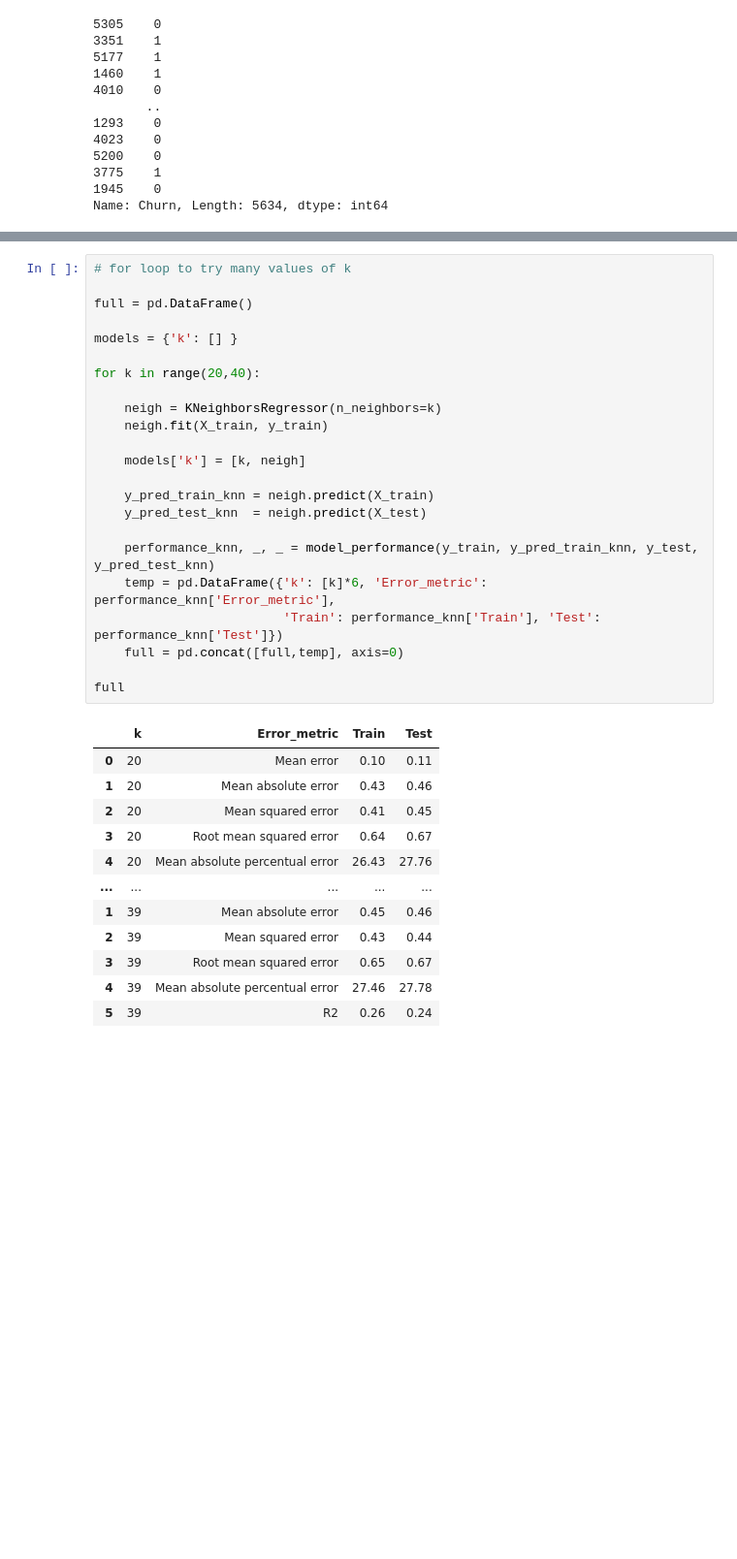
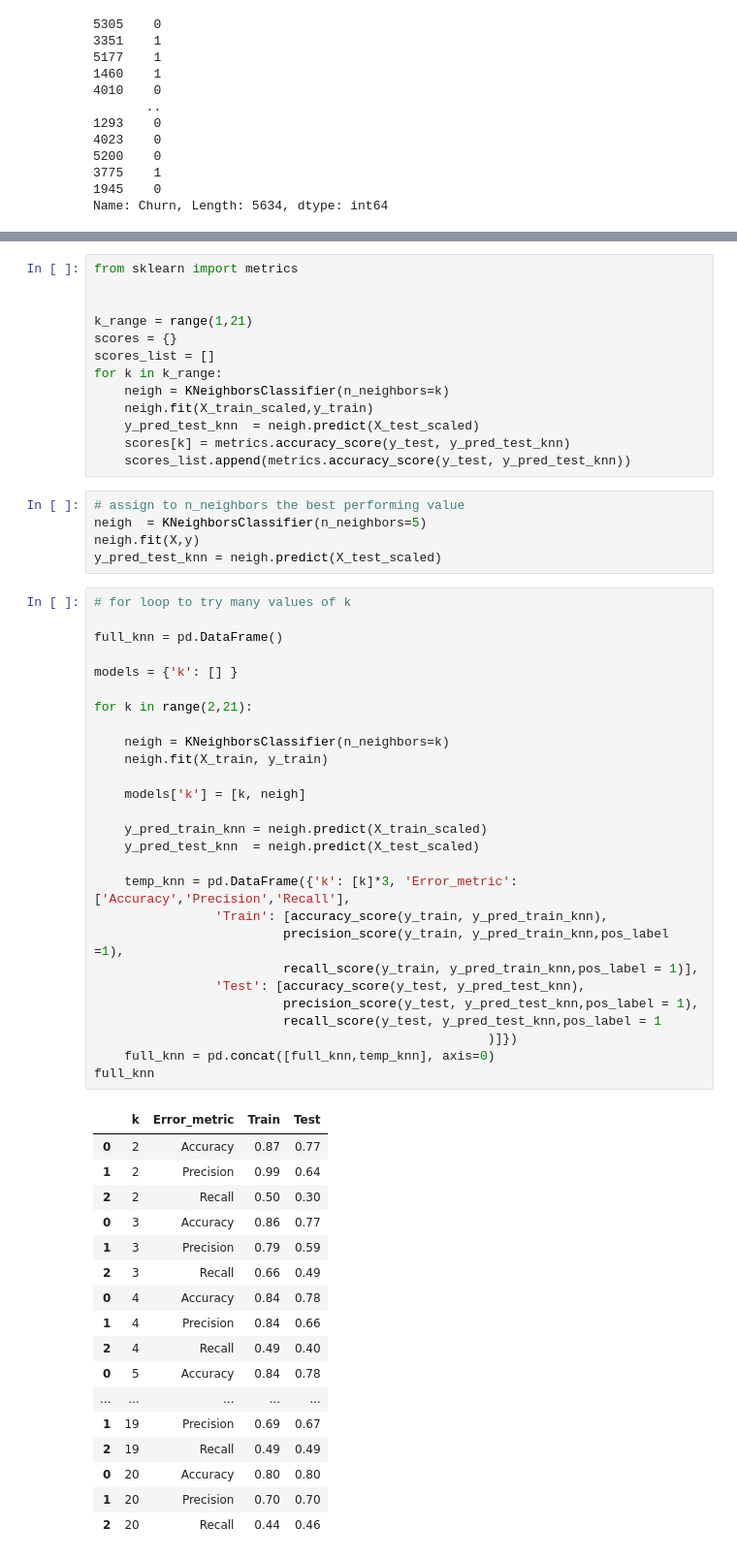
Before and after one commit to solveigg/IronSolveig, a Jupyter notebook: logistical_regression_lab.ipynb, the cells around one changed output, grey strips where cells are left out. Shown at 97% size. Drawn from its saved outputs; the diff is of its cells as text; blank space fills up the shorter version.

```diff
--- a/logistical_regression_lab.ipynb
+++ b/logistical_regression_lab.ipynb
@@ -280,36 +282,63 @@ performance_knn
+# %%
+from sklearn import metrics
+
+
+k_range = range(1,21)
+scores = {}
+scores_list = []
+for k in k_range:
+    neigh = KNeighborsClassifier(n_neighbors=k)
+    neigh.fit(X_train_scaled,y_train)
+    y_pred_test_knn  = neigh.predict(X_test_scaled)
+    scores[k] = metrics.accuracy_score(y_test, y_pred_test_knn)
+    scores_list.append(metrics.accuracy_score(y_test, y_pred_test_knn))
+# %%
+# assign to n_neighbors the best performing value
+neigh  = KNeighborsClassifier(n_neighbors=5)
+neigh.fit(X,y)
+y_pred_test_knn = neigh.predict(X_test_scaled)
 # %%
 # for loop to try many values of k
 
-full = pd.DataFrame()
+full_knn = pd.DataFrame()
 
 models = {'k': [] }
 
-for k in range(20,40):
+for k in range(2,21):
 
-    neigh = KNeighborsRegressor(n_neighbors=k)
+    neigh = KNeighborsClassifier(n_neighbors=k)
     neigh.fit(X_train, y_train)
 
     models['k'] = [k, neigh]
 
-    y_pred_train_knn = neigh.predict(X_train)
-    y_pred_test_knn  = neigh.predict(X_test)
+    y_pred_train_knn = neigh.predict(X_train_scaled)
+    y_pred_test_knn  = neigh.predict(X_test_scaled)
 
-    performance_knn, _, _ = model_performance(y_train, y_pred_train_knn, y_test, y_pred_test_knn)
-    temp = pd.DataFrame({'k': [k]*6, 'Error_metric': performance_knn['Error_metric'],
-                         'Train': performance_knn['Train'], 'Test': performance_knn['Test']})
-    full = pd.concat([full,temp], axis=0)
-
-full
+    temp_knn = pd.DataFrame({'k': [k]*3, 'Error_metric': ['Accuracy','Precision','Recall'],
+                'Train': [accuracy_score(y_train, y_pred_train_knn),
+                         precision_score(y_train, y_pred_train_knn,pos_label =1),
+                         recall_score(y_train, y_pred_train_knn,pos_label = 1)],
+                'Test': [accuracy_score(y_test, y_pred_test_knn),
+                         precision_score(y_test, y_pred_test_knn,pos_label = 1),
+                         recall_score(y_test, y_pred_test_knn,pos_label = 1
+                                                    )]})
+    full_knn = pd.concat([full_knn,temp_knn], axis=0)
+full_knn
 # %% [output]
 |  | k | Error_metric | Train | Test |
-| 0 | 20 | Mean error | 0.10 | 0.11 |
-| 1 | 20 | Mean absolute error | 0.43 | 0.46 |
-| 2 | 20 | Mean squared error | 0.41 | 0.45 |
-| 3 | 20 | Root mean squared error | 0.64 | 0.67 |
-| 4 | 20 | Mean absolute percentual error | 26.43 | 27.76 |
+| 0 | 2 | Accuracy | 0.87 | 0.77 |
+| 1 | 2 | Precision | 0.99 | 0.64 |
+| 2 | 2 | Recall | 0.50 | 0.30 |
+| 0 | 3 | Accuracy | 0.86 | 0.77 |
+| 1 | 3 | Precision | 0.79 | 0.59 |
+| 2 | 3 | Recall | 0.66 | 0.49 |
+| 0 | 4 | Accuracy | 0.84 | 0.78 |
+| 1 | 4 | Precision | 0.84 | 0.66 |
+| 2 | 4 | Recall | 0.49 | 0.40 |
+| 0 | 5 | Accuracy | 0.84 | 0.78 |
 | ... | ... | ... | ... | ... |
-| 1 | 39 | Mean absolute error | 0.45 | 0.46 |
-| 2 | 39 | Mean squared error | 0.43 | 0.44 |
-| 3 | 39 | Root mean squared error | 0.65 | 0.67 |
-| 4 | 39 | Mean absolute percentual error | 27.46 | 27.78 |
-| 5 | 39 | R2 | 0.26 | 0.24 |
+| 1 | 19 | Precision | 0.69 | 0.67 |
+| 2 | 19 | Recall | 0.49 | 0.49 |
+| 0 | 20 | Accuracy | 0.80 | 0.80 |
+| 1 | 20 | Precision | 0.70 | 0.70 |
+| 2 | 20 | Recall | 0.44 | 0.46 |
```
Also changed, not shown: parts of 24 cells of this notebook, 12 other files.
